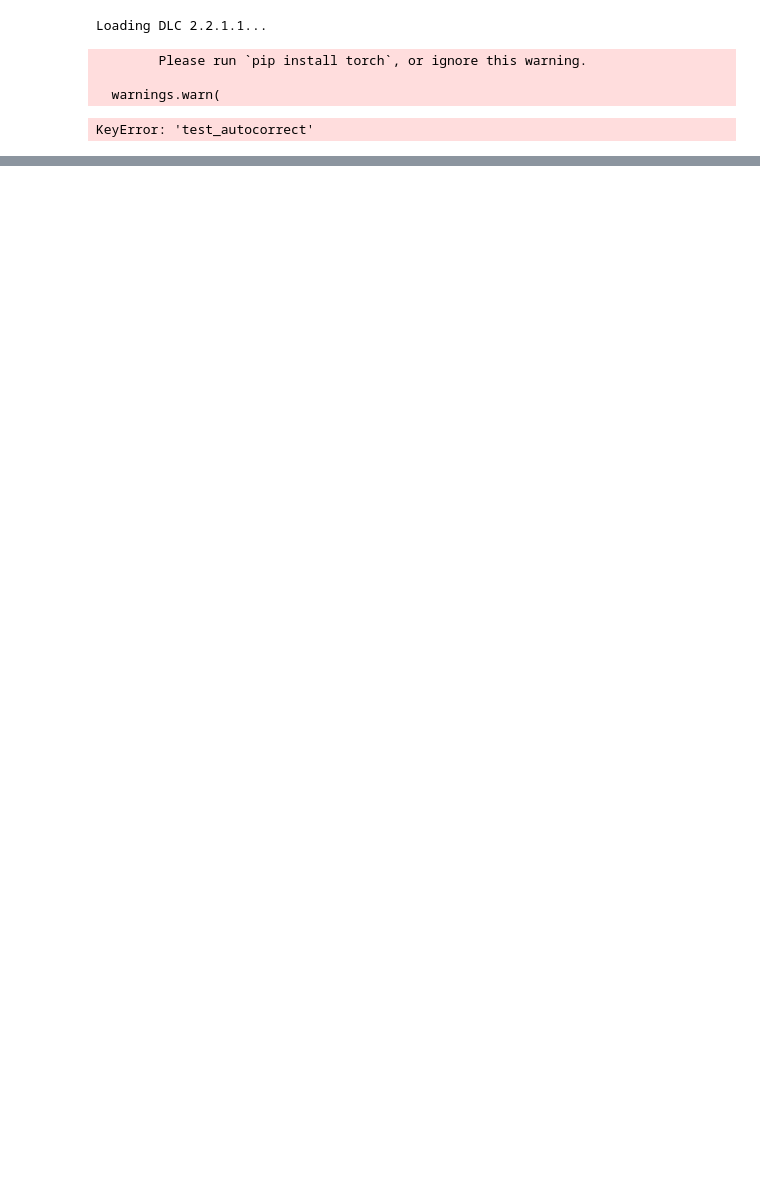
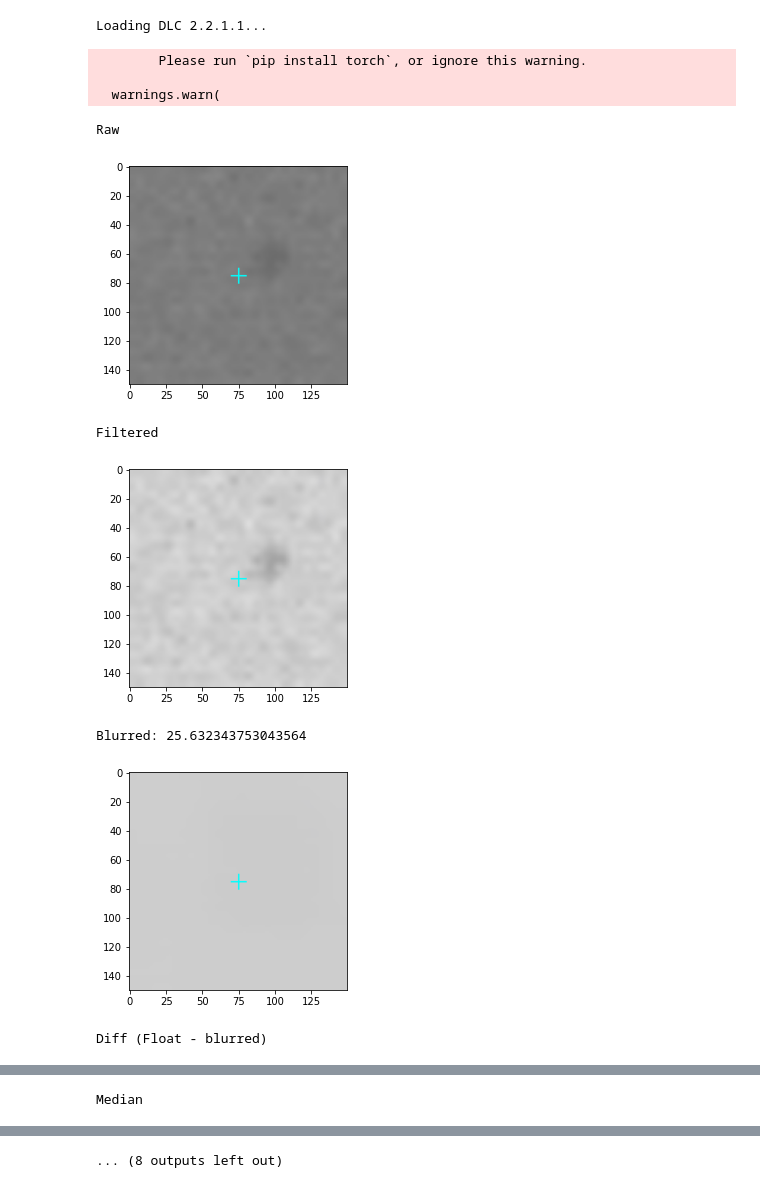
Before and after one commit to sam-delap/deepxromm, a Jupyter notebook: jupyter_test_autocorrect.ipynb, the cells around one changed output, grey strips where cells are left out. Saved outputs shown, nothing was run; the diff lists cells and outputs as text; code cells hidden in the pictures; blank space fills up the shorter version.

Commit message:
finished adding autocorrect to config

```diff
--- a/jupyter_test_autocorrect.ipynb
+++ b/jupyter_test_autocorrect.ipynb
@@ -1,11 +1,17 @@
 # %%
 import deadROMM_tools
-working_dir = 'D:/DeLap/LF_RGB_Test'
+working_dir = 'D:/DeLap/AxoChewing'
 
 deadROMM_tools.autocorrect_trial(working_dir)
 # %% [output]
 Loading DLC 2.2.1.1...
         Please run `pip install torch`, or ignore this warning.
 
   warnings.warn(
-KeyError: 'test_autocorrect'
+Raw
+[figure, added]
+Filtered
+[figure, added]
+Blurred: 25.632343753043564
+[figure, added]
+Diff (Float - blurred)
@@ -11,0 +19 @@ KeyError: 'test_autocorrect'
+Median
@@ -11,0 +21 @@ KeyError: 'test_autocorrect'
+... (8 outputs left out)
```
Also changed, not shown: parts of 2 cells of this notebook, 1 other file.
